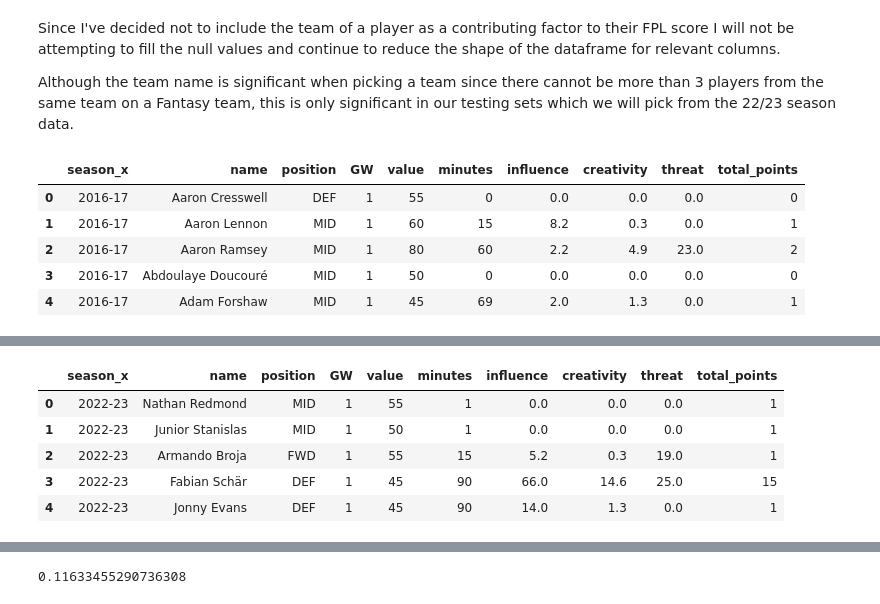
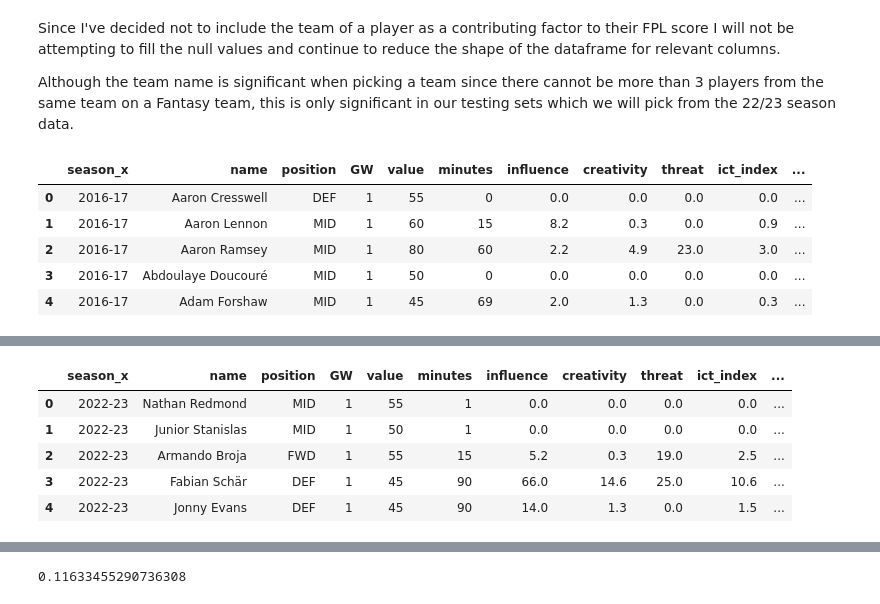
Before and after one commit to farhank-0/Fantasy-Premier-League-Optimization, a Jupyter notebook: post-bootcamp/notebooks/3_Modelling.ipynb, the cells around one changed output, grey strips where cells are left out. Saved outputs shown, nothing was run; the diff lists cells and outputs as text; code cells hidden in the pictures.

```diff
--- a/post-bootcamp/notebooks/3_Modelling.ipynb
+++ b/post-bootcamp/notebooks/3_Modelling.ipynb
@@ -50,15 +71,15 @@ Since I've decided not to include the team of a player as a contributing factor
 
 Although the team name is significant when picking a team since there cannot be more than 3 players from the same team on a Fantasy team, this is only significant in our testing sets which we will pick from the 22/23 season data.
 # %%
-season_slice = cleaned_seasons[['season_x', 'name', 'position', 'GW', 'value', 'minutes', 'influence', 'creativity', 'threat', 'total_points']]
+season_slice = cleaned_seasons[['season_x', 'name', 'position', 'GW', 'value', 'minutes', 'influence', 'creativity', 'threat', 'ict_index', 'total_points']]
 season_slice.head()
 # %% [output]
-|  | season_x | name | position | GW | value | minutes | influence | creativity | threat | total_points |
-| 0 | 2016-17 | Aaron Cresswell | DEF | 1 | 55 | 0 | 0.0 | 0.0 | 0.0 | 0 |
-| 1 | 2016-17 | Aaron Lennon | MID | 1 | 60 | 15 | 8.2 | 0.3 | 0.0 | 1 |
-| 2 | 2016-17 | Aaron Ramsey | MID | 1 | 80 | 60 | 2.2 | 4.9 | 23.0 | 2 |
-| 3 | 2016-17 | Abdoulaye Doucouré | MID | 1 | 50 | 0 | 0.0 | 0.0 | 0.0 | 0 |
-| 4 | 2016-17 | Adam Forshaw | MID | 1 | 45 | 69 | 2.0 | 1.3 | 0.0 | 1 |
+|  | season_x | name | position | GW | value | minutes | influence | creativity | threat | ict_index | ... |
+| 0 | 2016-17 | Aaron Cresswell | DEF | 1 | 55 | 0 | 0.0 | 0.0 | 0.0 | 0.0 | ... |
+| 1 | 2016-17 | Aaron Lennon | MID | 1 | 60 | 15 | 8.2 | 0.3 | 0.0 | 0.9 | ... |
+| 2 | 2016-17 | Aaron Ramsey | MID | 1 | 80 | 60 | 2.2 | 4.9 | 23.0 | 3.0 | ... |
+| 3 | 2016-17 | Abdoulaye Doucouré | MID | 1 | 50 | 0 | 0.0 | 0.0 | 0.0 | 0.0 | ... |
+| 4 | 2016-17 | Adam Forshaw | MID | 1 | 45 | 69 | 2.0 | 1.3 | 0.0 | 0.3 | ... |
 # %%
 last_season = pd.read_csv('../data/merged_gw.csv')
 last_season.info()
@@ -83,15 +104,15 @@ memory usage: 8.1+ MB
 # %%
 last_season['season_x'] = '2022-23'
 # %%
-subset_last_season = last_season[['season_x', 'name', 'position', 'GW', 'value', 'minutes', 'influence', 'creativity', 'threat', 'total_points']]
+subset_last_season = last_season[['season_x', 'name', 'position', 'GW', 'value', 'minutes', 'influence', 'creativity', 'threat', 'ict_index', 'total_points']]
 subset_last_season.head()
 # %% [output]
-|  | season_x | name | position | GW | value | minutes | influence | creativity | threat | total_points |
-| 0 | 2022-23 | Nathan Redmond | MID | 1 | 55 | 1 | 0.0 | 0.0 | 0.0 | 1 |
-| 1 | 2022-23 | Junior Stanislas | MID | 1 | 50 | 1 | 0.0 | 0.0 | 0.0 | 1 |
-| 2 | 2022-23 | Armando Broja | FWD | 1 | 55 | 15 | 5.2 | 0.3 | 19.0 | 1 |
-| 3 | 2022-23 | Fabian Schär | DEF | 1 | 45 | 90 | 66.0 | 14.6 | 25.0 | 15 |
-| 4 | 2022-23 | Jonny Evans | DEF | 1 | 45 | 90 | 14.0 | 1.3 | 0.0 | 1 |
+|  | season_x | name | position | GW | value | minutes | influence | creativity | threat | ict_index | ... |
+| 0 | 2022-23 | Nathan Redmond | MID | 1 | 55 | 1 | 0.0 | 0.0 | 0.0 | 0.0 | ... |
+| 1 | 2022-23 | Junior Stanislas | MID | 1 | 50 | 1 | 0.0 | 0.0 | 0.0 | 0.0 | ... |
+| 2 | 2022-23 | Armando Broja | FWD | 1 | 55 | 15 | 5.2 | 0.3 | 19.0 | 2.5 | ... |
+| 3 | 2022-23 | Fabian Schär | DEF | 1 | 45 | 90 | 66.0 | 14.6 | 25.0 | 10.6 | ... |
+| 4 | 2022-23 | Jonny Evans | DEF | 1 | 45 | 90 | 14.0 | 1.3 | 0.0 | 1.5 | ... |
 # %%
 all_season = pd.concat([season_slice, subset_last_season], ignore_index=True)
 all_season.info()
```
Also changed, not shown: parts of 41 cells of this notebook.
